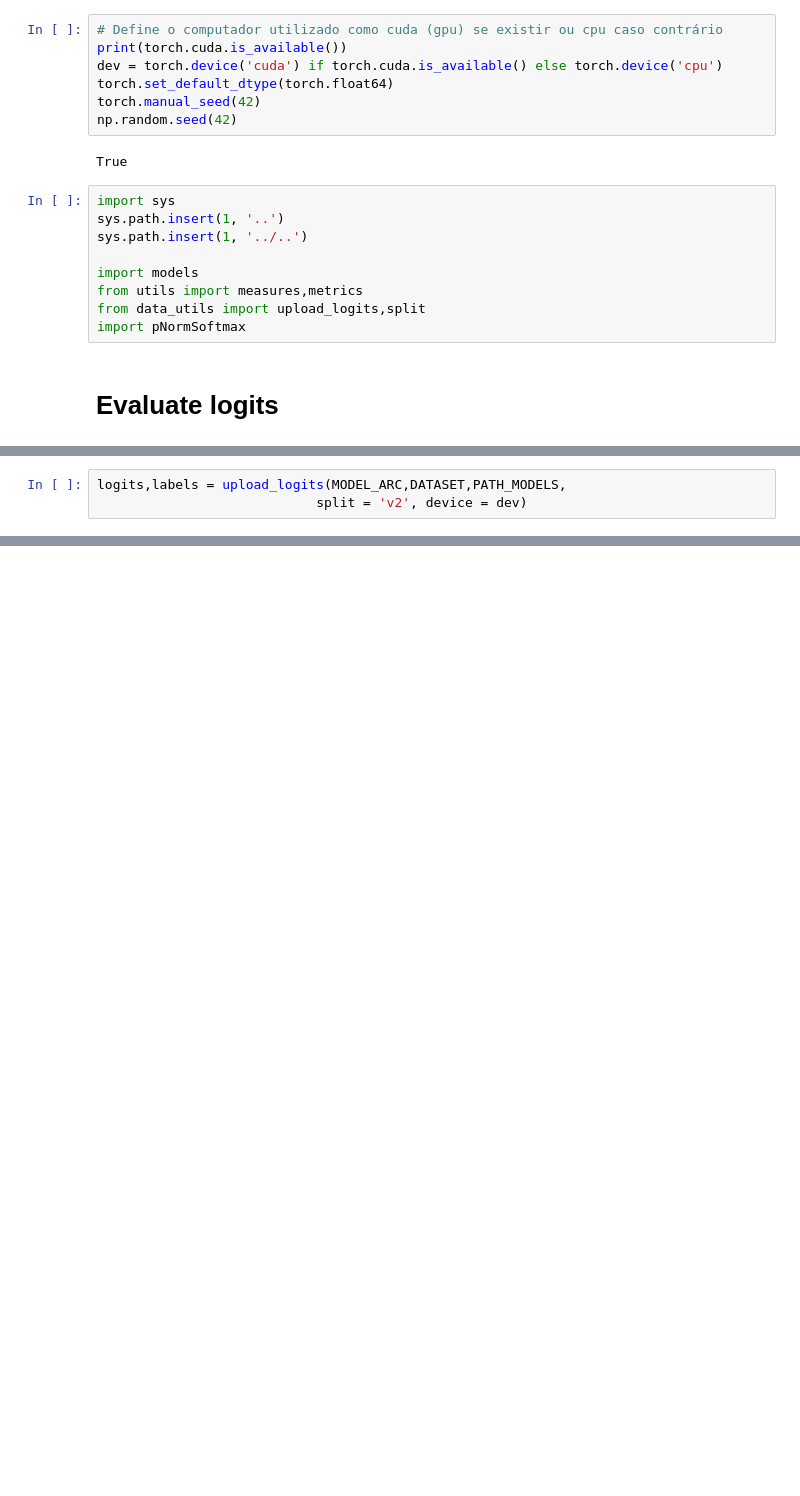
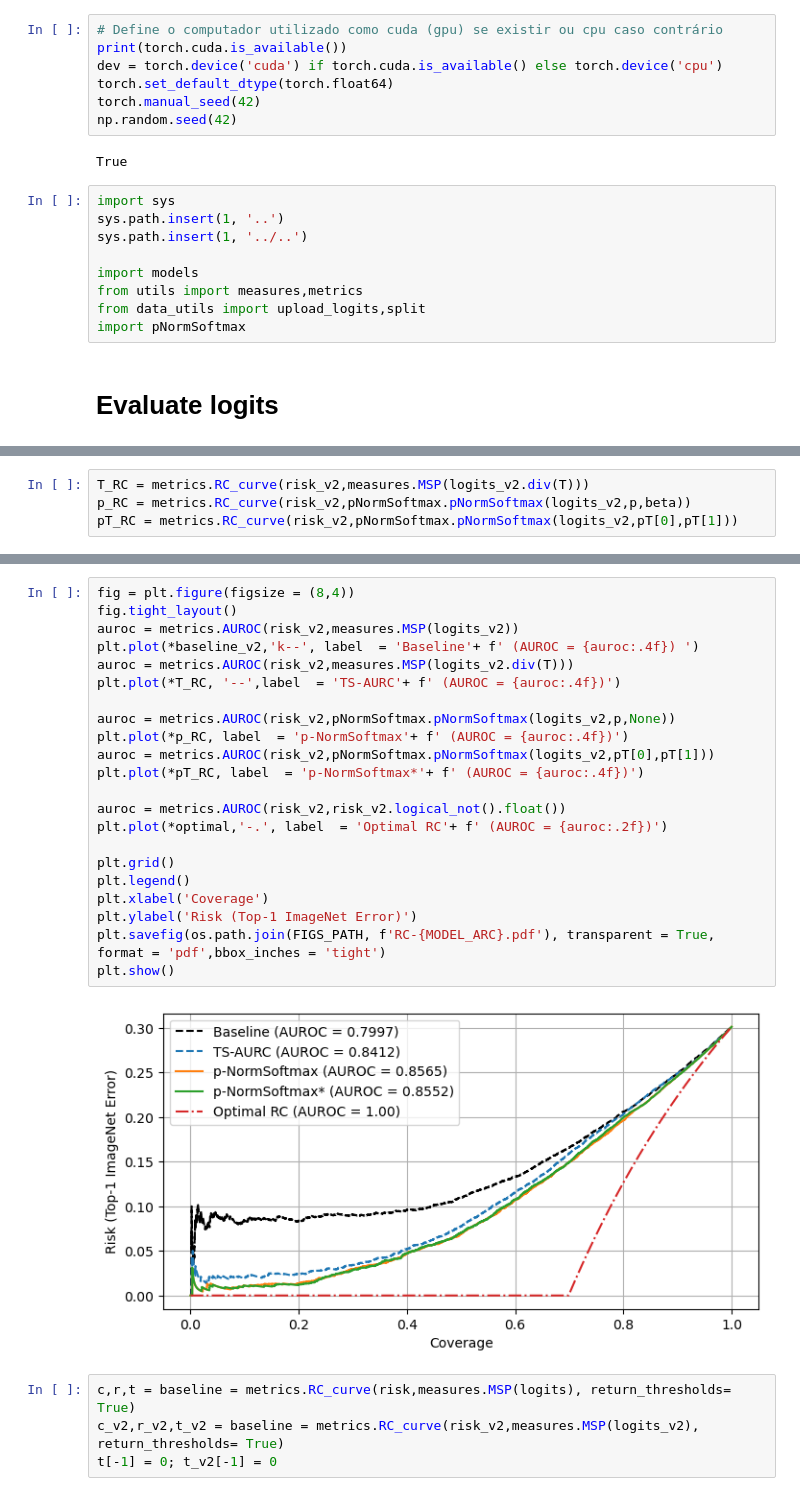
Before and after one commit to lfpc/pNormSoftmax, a Jupyter notebook: experiments/notebooks/Robustness.ipynb, the cells around one changed output, grey strips where cells are left out. Cells and saved outputs as stored; diff of their text form; blank space fills up the shorter version.

```diff
--- a/experiments/notebooks/Robustness.ipynb
+++ b/experiments/notebooks/Robustness.ipynb
@@ -37,3 +33,0 @@ DATASET = 'ImageNet'
-# %%
-logits,labels = upload_logits(MODEL_ARC,DATASET,PATH_MODELS,
-                            split = 'v2', device = dev)
@@ -39,0 +70,4 @@ logits,labels = upload_logits(MODEL_ARC,DATASET,PATH_MODELS,
+# %%
+T_RC = metrics.RC_curve(risk_v2,measures.MSP(logits_v2.div(T)))
+p_RC = metrics.RC_curve(risk_v2,pNormSoftmax.pNormSoftmax(logits_v2,p,beta))
+pT_RC = metrics.RC_curve(risk_v2,pNormSoftmax.pNormSoftmax(logits_v2,pT[0],pT[1]))
@@ -39,0 +99,28 @@ logits,labels = upload_logits(MODEL_ARC,DATASET,PATH_MODELS,
+# %%
+fig = plt.figure(figsize = (8,4))
+fig.tight_layout()
+auroc = metrics.AUROC(risk_v2,measures.MSP(logits_v2))
+plt.plot(*baseline_v2,'k--', label  = 'Baseline'+ f' (AUROC = {auroc:.4f}) ')
+auroc = metrics.AUROC(risk_v2,measures.MSP(logits_v2.div(T)))
+plt.plot(*T_RC, '--',label  = 'TS-AURC'+ f' (AUROC = {auroc:.4f})')
+
+auroc = metrics.AUROC(risk_v2,pNormSoftmax.pNormSoftmax(logits_v2,p,None))
+plt.plot(*p_RC, label  = 'p-NormSoftmax'+ f' (AUROC = {auroc:.4f})')
+auroc = metrics.AUROC(risk_v2,pNormSoftmax.pNormSoftmax(logits_v2,pT[0],pT[1]))
+plt.plot(*pT_RC, label  = 'p-NormSoftmax*'+ f' (AUROC = {auroc:.4f})')
+
+auroc = metrics.AUROC(risk_v2,risk_v2.logical_not().float())
+plt.plot(*optimal,'-.', label  = 'Optimal RC'+ f' (AUROC = {auroc:.2f})')
+
+plt.grid()
+plt.legend()
+plt.xlabel('Coverage')
+plt.ylabel('Risk (Top-1 ImageNet Error)')
+plt.savefig(os.path.join(FIGS_PATH, f'RC-{MODEL_ARC}.pdf'), transparent = True, format = 'pdf',bbox_inches = 'tight')
+plt.show()
+# %% [output]
+[figure, added]
+# %%
+c,r,t = baseline = metrics.RC_curve(risk,measures.MSP(logits), return_thresholds= True)
+c_v2,r_v2,t_v2 = baseline = metrics.RC_curve(risk_v2,measures.MSP(logits_v2), return_thresholds= True)
+t[-1] = 0; t_v2[-1] = 0
```
Also changed, not shown: parts of 9 cells of this notebook, 2 other files.
